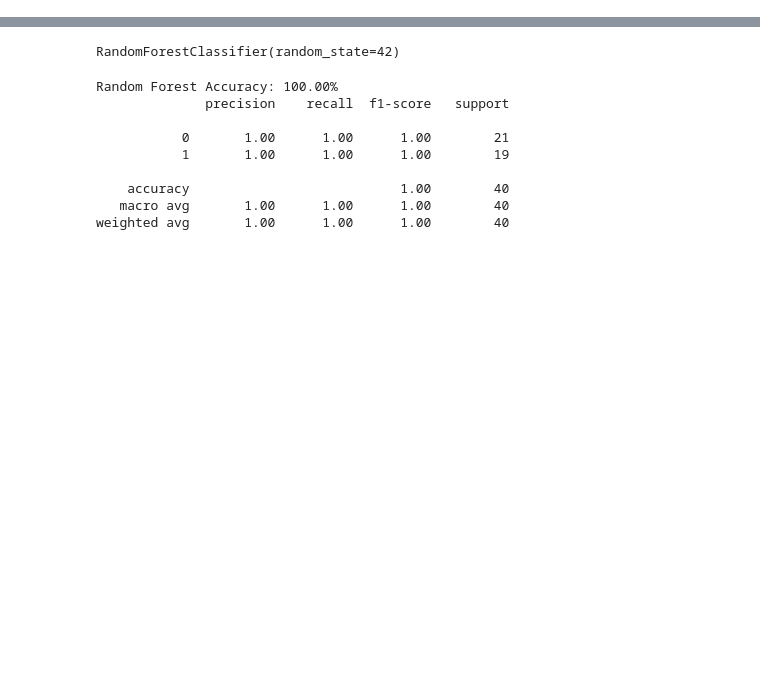
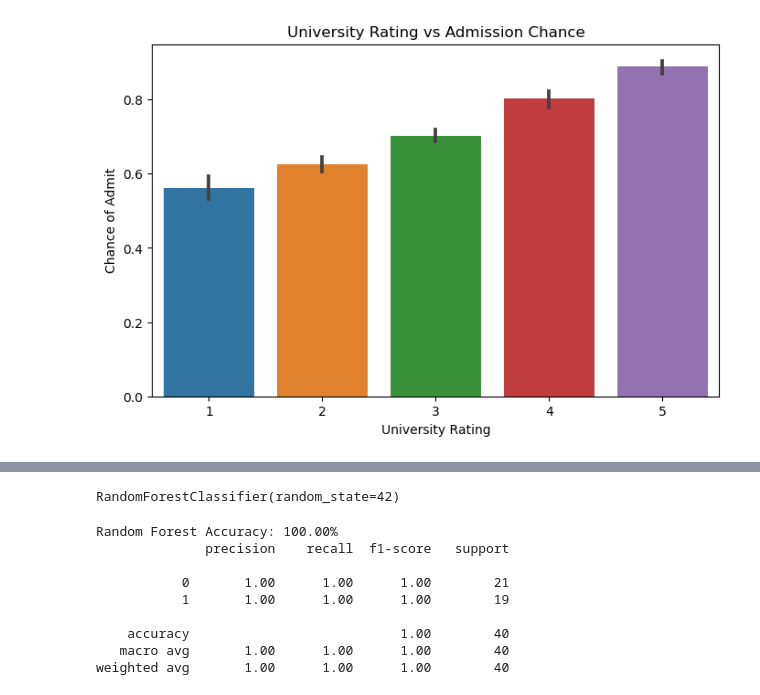
Before and after one commit to Ahilya7570/ML_ASSIGNMENTS, a Jupyter notebook: ASSIGNMENT_3/ASSIGNMENT_3.ipynb, the cells around one changed output, grey strips where cells are left out. Saved outputs shown, nothing was run; the diff lists cells and outputs as text; code cells hidden in the pictures; blank space fills up the shorter version.

```diff
--- a/ASSIGNMENT_3/ASSIGNMENT_3.ipynb
+++ b/ASSIGNMENT_3/ASSIGNMENT_3.ipynb
@@ -36,6 +53,11 @@ data.shape
 # %%
-#Preprocess the data
-from sklearn.preprocessing import LabelEncoder
-label_encoder = LabelEncoder()
-data['Genre']=label_encoder.fit_transform(data['Genre'])
+#To plot bar
+plt.figure(figsize=(8,5))
+sns.barplot(x=admission_df['University Rating'], y=admission_df['Chance of Admit '])  # Note the space at the end
+plt.title("University Rating vs Admission Chance")
+plt.xlabel("University Rating")
+plt.ylabel("Chance of Admit")
+plt.show()
+# %% [output]
+[figure, added]
 # %%
```
Also changed, not shown: parts of 9 cells of this notebook.
